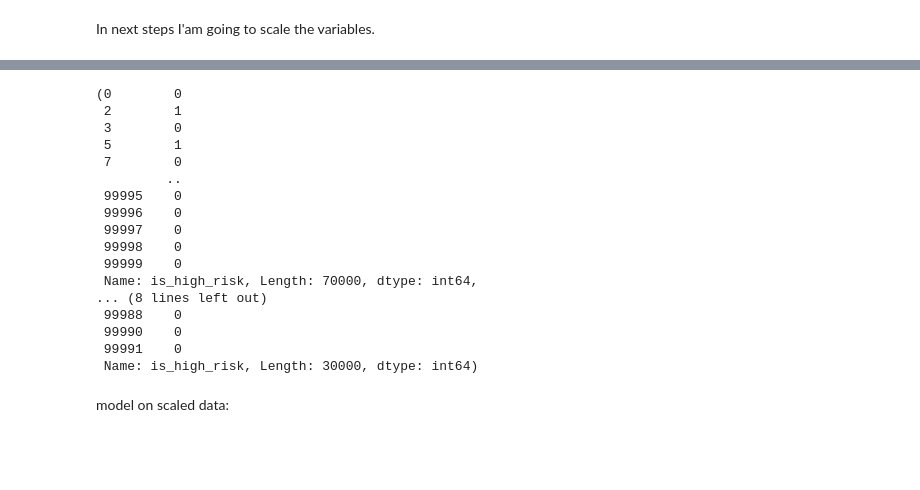
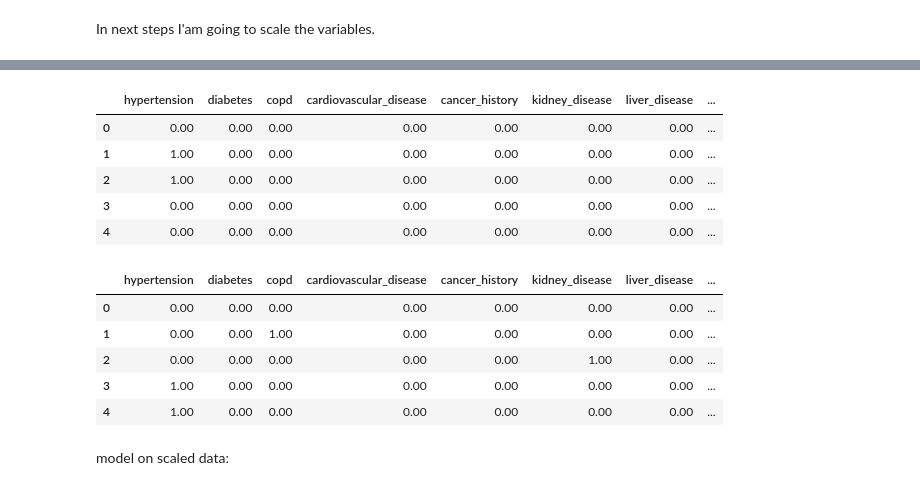
Before and after one commit to markiewicz-elzbieta/ML, a Jupyter notebook: Medical_insurance/medical_insurance.ipynb, the cells around one changed output, grey strips where cells are left out. Drawn from its saved outputs; the diff is of its cells as text; code cells hidden in the pictures; blank space fills up the shorter version.

```diff
--- a/Medical_insurance/medical_insurance.ipynb
+++ b/Medical_insurance/medical_insurance.ipynb
@@ -1095,22 +1037,0 @@ X_test_scaled
-# %%
-y_train = y_train.sort_index()
-y_test = y_test.sort_index()
-y_train, y_test
-# %% [output]
-(0        0
- 2        1
- 3        0
- 5        1
- 7        0
-         ..
- 99995    0
- 99996    0
- 99997    0
- 99998    0
- 99999    0
- Name: is_high_risk, Length: 70000, dtype: int64,
-... (8 lines left out)
- 99988    0
- 99990    0
- 99991    0
- Name: is_high_risk, Length: 30000, dtype: int64)
@@ -1117,3 +1044,23 @@ y_train, y_test
+# %%
+X_train_scaled = pd.DataFrame(X_train_scaled, columns=X_vars)
+X_train_scaled.head()
+# %% [output]
+|  | hypertension | diabetes | copd | cardiovascular_disease | cancer_history | kidney_disease | liver_disease | ... |
+| 0 | 0.00 | 0.00 | 0.00 | 0.00 | 0.00 | 0.00 | 0.00 | ... |
+| 1 | 1.00 | 0.00 | 0.00 | 0.00 | 0.00 | 0.00 | 0.00 | ... |
+| 2 | 1.00 | 0.00 | 0.00 | 0.00 | 0.00 | 0.00 | 0.00 | ... |
+| 3 | 0.00 | 0.00 | 0.00 | 0.00 | 0.00 | 0.00 | 0.00 | ... |
+| 4 | 0.00 | 0.00 | 0.00 | 0.00 | 0.00 | 0.00 | 0.00 | ... |
+# %%
+X_test_scaled = pd.DataFrame(X_test_scaled, columns=X_vars)
+X_test_scaled.head()
+# %% [output]
+|  | hypertension | diabetes | copd | cardiovascular_disease | cancer_history | kidney_disease | liver_disease | ... |
+| 0 | 0.00 | 0.00 | 0.00 | 0.00 | 0.00 | 0.00 | 0.00 | ... |
+| 1 | 0.00 | 0.00 | 1.00 | 0.00 | 0.00 | 0.00 | 0.00 | ... |
+| 2 | 0.00 | 0.00 | 0.00 | 0.00 | 0.00 | 1.00 | 0.00 | ... |
+| 3 | 1.00 | 0.00 | 0.00 | 0.00 | 0.00 | 0.00 | 0.00 | ... |
+| 4 | 1.00 | 0.00 | 0.00 | 0.00 | 0.00 | 0.00 | 0.00 | ... |
 # %% [markdown]
 model on scaled data:
 # %%
```
Also changed, not shown: parts of 18 cells of this notebook, 2 other files.
